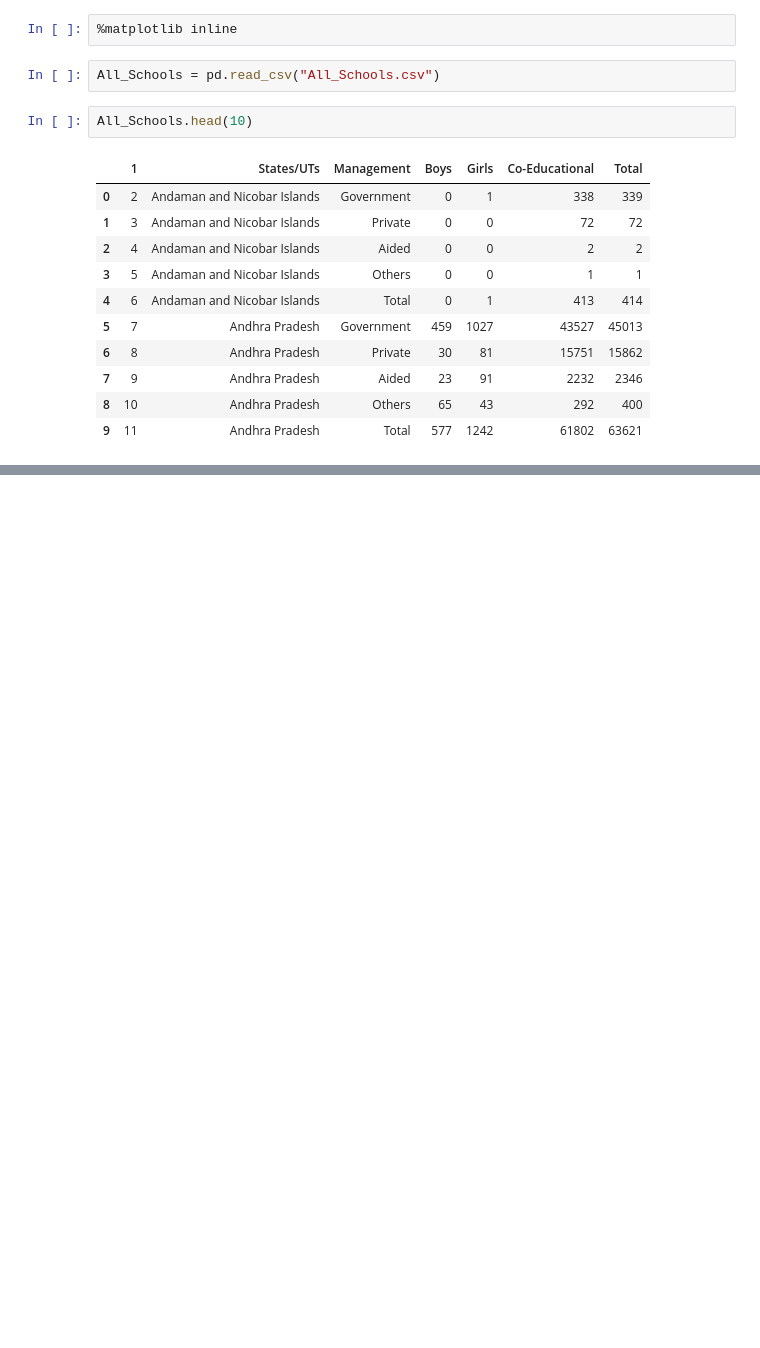
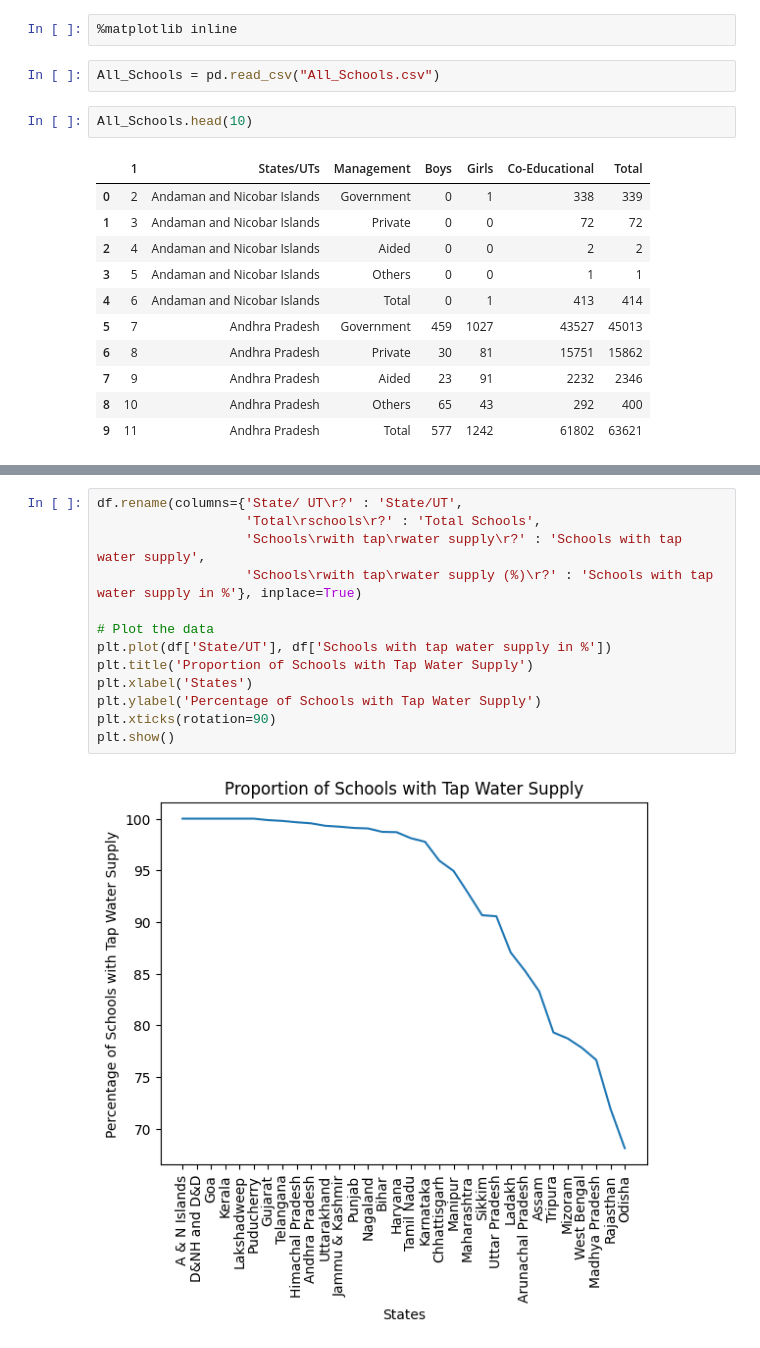
Before and after one commit to Paper-Bag-dev/Project-Exhibiton-2, a Jupyter notebook: Project Exhibition/Final.ipynb, the cells around one changed output, grey strips where cells are left out. Drawn from its saved outputs; the diff is of its cells as text; blank space fills up the shorter version.

```diff
--- a/Project Exhibition/Final.ipynb
+++ b/Project Exhibition/Final.ipynb
@@ -106,0 +97,15 @@ TypeError: Horizontal orientation requires numeric `x` variable.
+# %%
+df.rename(columns={'State/ UT\r?' : 'State/UT',
+                   'Total\rschools\r?' : 'Total Schools',
+                   'Schools\rwith tap\rwater supply\r?' : 'Schools with tap water supply',
+                   'Schools\rwith tap\rwater supply (%)\r?' : 'Schools with tap water supply in %'}, inplace=True)
+
+# Plot the data
+plt.plot(df['State/UT'], df['Schools with tap water supply in %'])
+plt.title('Proportion of Schools with Tap Water Supply')
+plt.xlabel('States')
+plt.ylabel('Percentage of Schools with Tap Water Supply')
+plt.xticks(rotation=90)
+plt.show()
+# %% [output]
+[figure, added]
```
Also changed, not shown: parts of 8 cells of this notebook.
